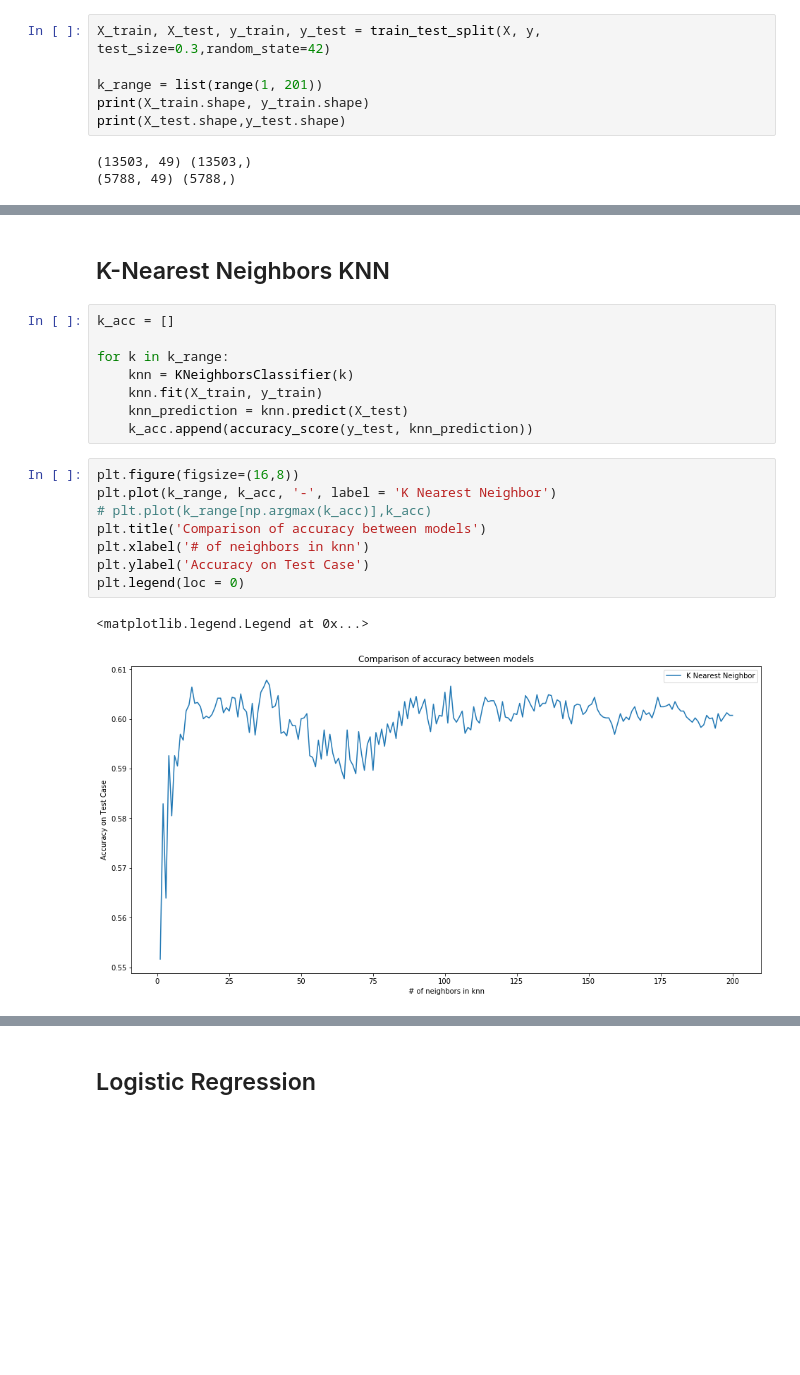
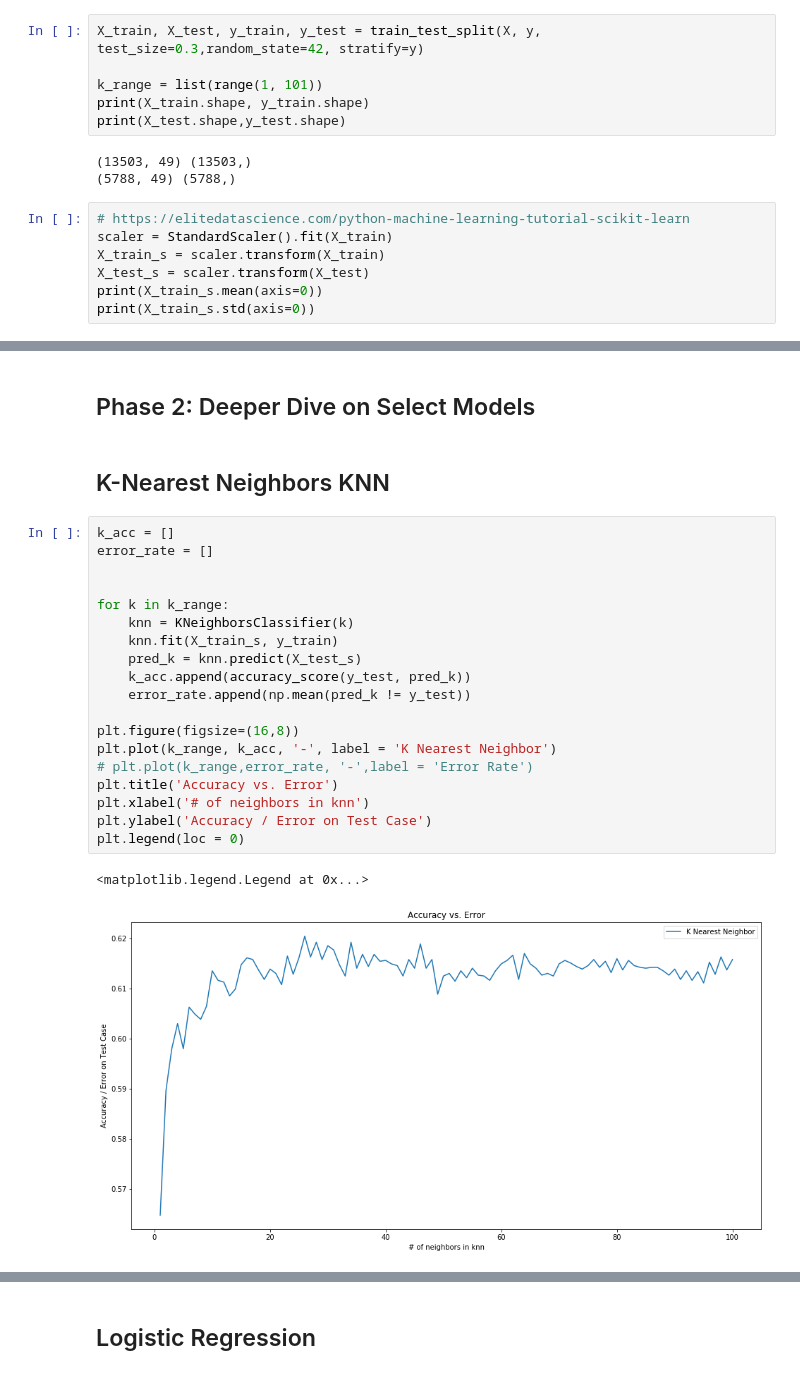
Before and after one commit to cipher813/McMahon_Metis, a Jupyter notebook: Project_3/3_Kickstarter_Classification.ipynb, the cells around one changed output, grey strips where cells are left out. Cells and saved outputs as stored; diff of their text form; blank space fills up the shorter version.

Commit message:
added standardization of X values

```diff
--- a/Project_3/3_Kickstarter_Classification.ipynb
+++ b/Project_3/3_Kickstarter_Classification.ipynb
@@ -124,9 +134,16 @@ Index(['main_category_Comics', 'main_category_Crafts', 'main_category_Dance',
 # %%
-X_train, X_test, y_train, y_test = train_test_split(X, y, test_size=0.3,random_state=42)
+X_train, X_test, y_train, y_test = train_test_split(X, y, test_size=0.3,random_state=42, stratify=y)
 
-k_range = list(range(1, 201))
+k_range = list(range(1, 101))
 print(X_train.shape, y_train.shape)
 print(X_test.shape,y_test.shape)
 # %% [output]
 (13503, 49) (13503,)
 (5788, 49) (5788,)
+# %%
+# https://elitedatascience.com/python-machine-learning-tutorial-scikit-learn
+scaler = StandardScaler().fit(X_train)
+X_train_s = scaler.transform(X_train)
+X_test_s = scaler.transform(X_test)
+print(X_train_s.mean(axis=0))
+print(X_train_s.std(axis=0))
@@ -133,24 +389,29 @@ print(X_test.shape,y_test.shape)
+# %% [markdown]
+## Phase 2: Deeper Dive on Select Models
 # %% [markdown]
 ## K-Nearest Neighbors KNN
-# %%
-k_acc = []
-
-for k in k_range:
-    knn = KNeighborsClassifier(k)
-    knn.fit(X_train, y_train)
-    knn_prediction = knn.predict(X_test)
-    k_acc.append(accuracy_score(y_test, knn_prediction))
 # %%
+k_acc = []
+error_rate = []
+
+
+for k in k_range:
+    knn = KNeighborsClassifier(k)
+    knn.fit(X_train_s, y_train)
+    pred_k = knn.predict(X_test_s)
+    k_acc.append(accuracy_score(y_test, pred_k))
+    error_rate.append(np.mean(pred_k != y_test))
+
 plt.figure(figsize=(16,8))
 plt.plot(k_range, k_acc, '-', label = 'K Nearest Neighbor')
-# plt.plot(k_range[np.argmax(k_acc)],k_acc)
-plt.title('Comparison of accuracy between models')
+# plt.plot(k_range,error_rate, '-',label = 'Error Rate')
+plt.title('Accuracy vs. Error')
 plt.xlabel('# of neighbors in knn')
-plt.ylabel('Accuracy on Test Case')
+plt.ylabel('Accuracy / Error on Test Case')
 plt.legend(loc = 0)
 # %% [output]
 <matplotlib.legend.Legend at 0x...>
-[figure, old version]
+[figure, new version]
 # %%
 # TO DO get top 5 k values
 best_k = k_range[np.argmax(k_acc)]
```
Also changed, not shown: parts of 63 cells of this notebook.
